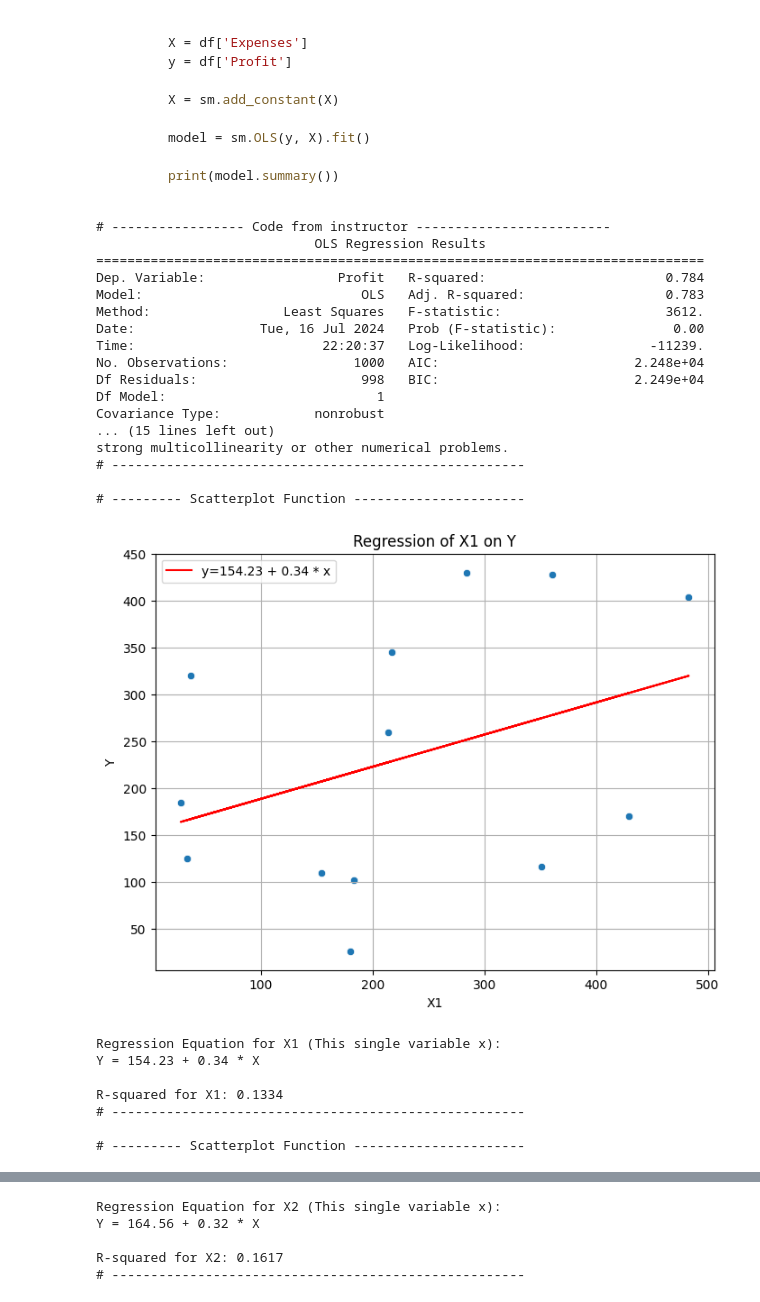
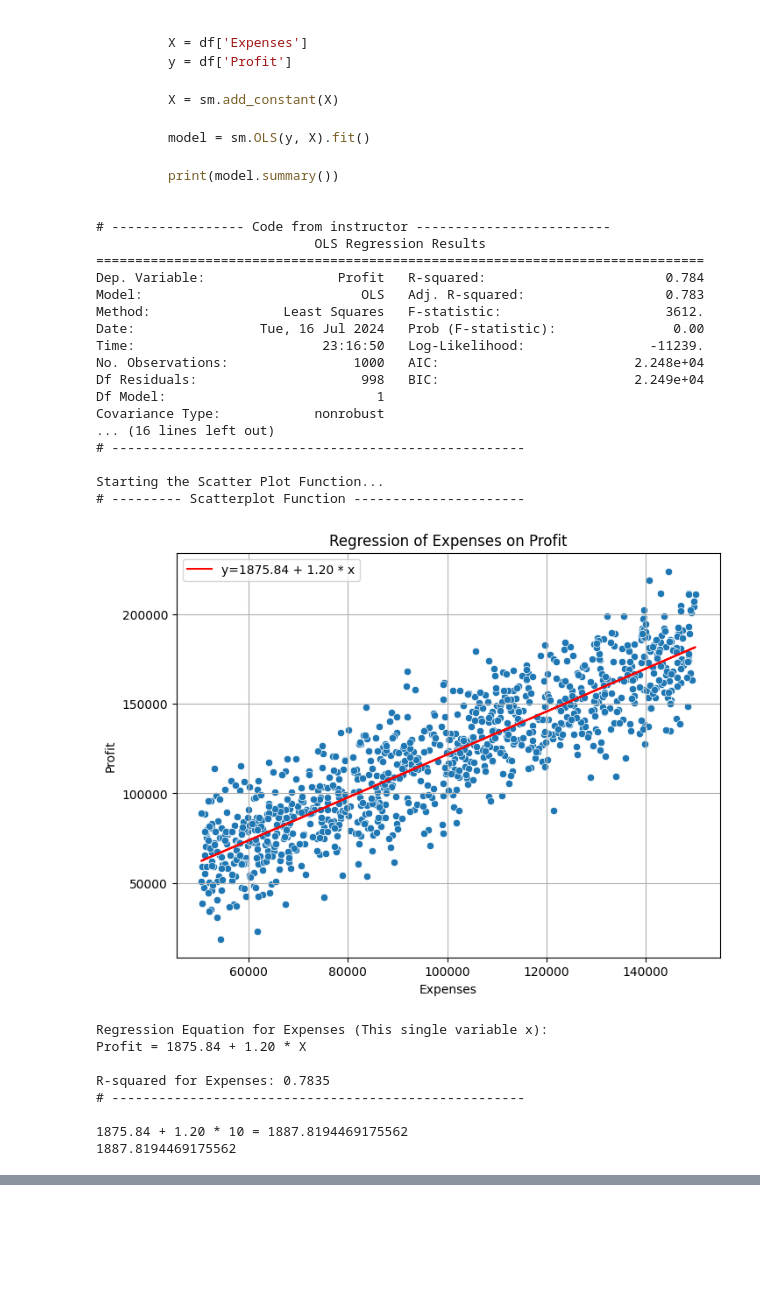
Before and after one commit to Michael679089/Machine-Learning-Finals-Jupyter-Notebook, a Jupyter notebook: main.ipynb, the cells around one changed output, grey strips where cells are left out. Saved outputs shown, nothing was run; the diff lists cells and outputs as text; code cells hidden in the pictures; blank space fills up the shorter version.

```diff
--- a/main.ipynb
+++ b/main.ipynb
@@ -127,58 +127,69 @@ def showScatterPlotWithLinearReg(X_column, Y_column, df):
 
   print("# --------- Scatterplot Function ----------------------")
   plt.legend()
   plt.title(f'Regression of {X_column} on {Y_column}')
   plt.grid(True)
   plt.show()
 
   print(f"\nRegression Equation for {X_column} (This single variable x):")
   print(f"{Y_column} = {intercept:.2f} + {coef:.2f} * X")
   print(f"\nR-squared for {X_column}: {r2_score(Y, predictions):.4f}")
   print("# -----------------------------------------------------", end="\n\n")
 
+def getTheYInTheLinearRegression(X_column, Y_column, df):
+  X = df[[X_column]]
+  Y = df[Y_column]
+
+  # Fit the model
+  model = LinearRegression().fit(X,Y)
+  predictions = model.predict(X)
+
+  # Get the Intercept and Coef
+  intercept = model.intercept_
+  coef = model.coef_[0]
+
+
+  XUserInput = input("Input an X Value of Linear Regression Equation (escape to quit):")
+  try:
+    val = int(XUserInput)
+  except ValueError:
+    print("ERROR: Invalid input.")
+    flag = False
+  Y = intercept + coef * float(XUserInput)
+
+  print(f"{intercept:.2f} + {coef:.2f} * {XUserInput} = {Y}")
+  return Y
+
 # ----
 
-def testing():
-  import random
+print("Starting the Scatter Plot Function...")
+showScatterPlotWithLinearReg("Expenses", "Profit", df)
 
-  x1 = [random.randint(1, 500) for _ in range(13)]
-  x2 = [random.randint(1, 500) for _ in range(13)]
-  y = [random.randint(1, 500) for _ in range(13)]
-
-  new_list = list(zip(x1, x2, y))
-
-  myDF = pd.DataFrame(new_list, columns=["X1", "X2", "Y"])
-  myDF = myDF.fillna(0)
-
-  listing = ["", "X2"]
-
-  for i in listing:
-    showScatterPlotWithLinearReg(i, "Y", myDF)
-
-testing()
+print(getTheYInTheLinearRegression("Expenses", "Profit", df))
 # %% [output]
 # ----------------- Code from instructor -------------------------
                             OLS Regression Results
 ==============================================================================
 Dep. Variable:                 Profit   R-squared:                       0.784
 Model:                            OLS   Adj. R-squared:                  0.783
 Method:                 Least Squares   F-statistic:                     3612.
 Date:                Tue, 16 Jul 2024   Prob (F-statistic):               0.00
-Time:                        22:20:37   Log-Likelihood:                -11239.
+Time:                        23:16:50   Log-Likelihood:                -11239.
 No. Observations:                1000   AIC:                         2.248e+04
 Df Residuals:                     998   BIC:                         2.249e+04
 Df Model:                           1
 Covariance Type:            nonrobust
-... (15 lines left out)
-strong multicollinearity or other numerical problems.
+... (16 lines left out)
 # -----------------------------------------------------
 
+Starting the Scatter Plot Function...
 # --------- Scatterplot Function ----------------------
-[figure, old version]
+[figure, new version]
-Regression Equation for X1 (This single variable x):
-Y = 154.23 + 0.34 * X
+Regression Equation for Expenses (This single variable x):
+Profit = 1875.84 + 1.20 * X
 
-R-squared for X1: 0.1334
+R-squared for Expenses: 0.7835
 # -----------------------------------------------------
 
-# --------- Scatterplot Function ----------------------
+1875.84 + 1.20 * 10 = 1887.8194469175562
+1887.8194469175562
@@ -186,5 +195,0 @@ R-squared for X1: 0.1334
-Regression Equation for X2 (This single variable x):
-Y = 164.56 + 0.32 * X
-
-R-squared for X2: 0.1617
-# -----------------------------------------------------
```
Also changed, not shown: parts of 3 cells of this notebook.
